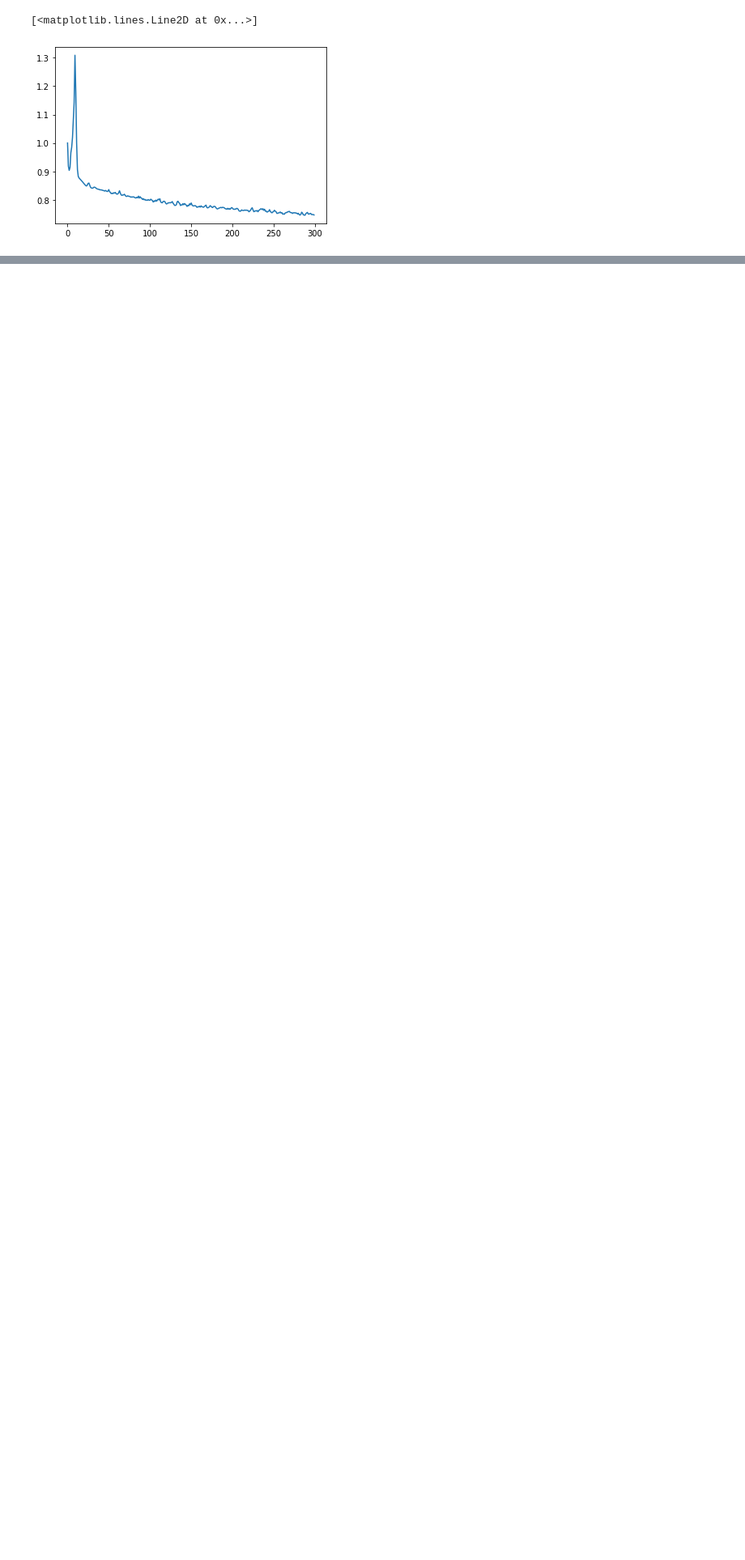
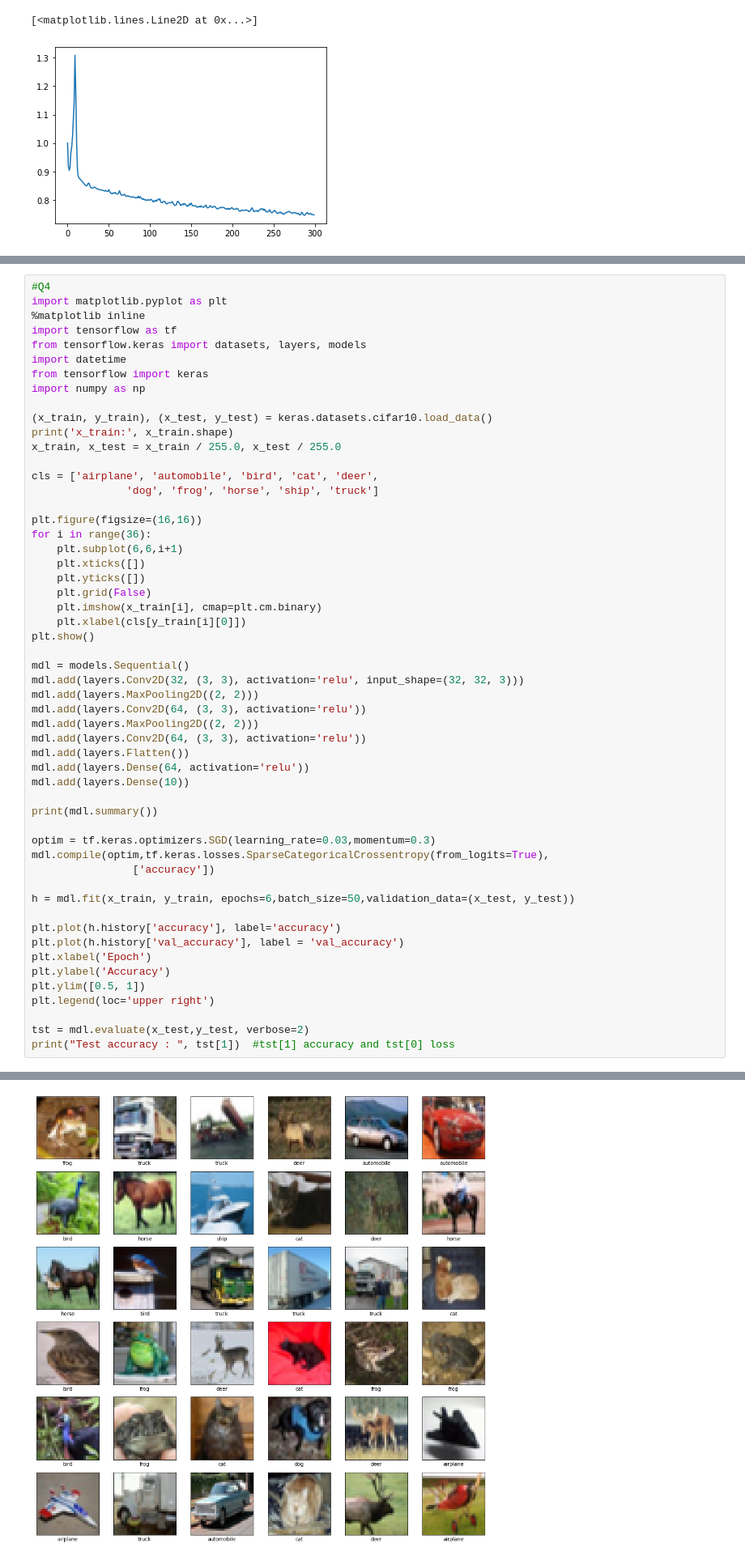
Before and after one commit to jeyatharani/assign, a Jupyter notebook: Assignment_04.ipynb, the cells around one changed output, grey strips where cells are left out. Shown at 81% size. Saved outputs shown, nothing was run; the diff lists cells and outputs as text; blank space fills up the shorter version.

```diff
--- a/Assignment_04.ipynb
+++ b/Assignment_04.ipynb
@@ -352,3 +355,58 @@ accuracy(test) =  0.4645
 accuracy(train) =  0.66162
 [<matplotlib.lines.Line2D at 0x...>]
 [figure]
+# %%
+#Q4
+import matplotlib.pyplot as plt
+%matplotlib inline
+import tensorflow as tf
+from tensorflow.keras import datasets, layers, models
+import datetime
+from tensorflow import keras
+import numpy as np
+
+(x_train, y_train), (x_test, y_test) = keras.datasets.cifar10.load_data()
+print('x_train:', x_train.shape)
+x_train, x_test = x_train / 255.0, x_test / 255.0
+
+cls = ['airplane', 'automobile', 'bird', 'cat', 'deer',
+               'dog', 'frog', 'horse', 'ship', 'truck']
+
+plt.figure(figsize=(16,16))
+for i in range(36):
+    plt.subplot(6,6,i+1)
+    plt.xticks([])
+    plt.yticks([])
+    plt.grid(False)
+    plt.imshow(x_train[i], cmap=plt.cm.binary)
+    plt.xlabel(cls[y_train[i][0]])
+plt.show()
+
+mdl = models.Sequential()
+mdl.add(layers.Conv2D(32, (3, 3), activation='relu', input_shape=(32, 32, 3)))
+mdl.add(layers.MaxPooling2D((2, 2)))
+mdl.add(layers.Conv2D(64, (3, 3), activation='relu'))
+mdl.add(layers.MaxPooling2D((2, 2)))
+mdl.add(layers.Conv2D(64, (3, 3), activation='relu'))
+mdl.add(layers.Flatten())
+mdl.add(layers.Dense(64, activation='relu'))
+mdl.add(layers.Dense(10))
+
+print(mdl.summary())
+
+optim = tf.keras.optimizers.SGD(learning_rate=0.03,momentum=0.3)
+mdl.compile(optim,tf.keras.losses.SparseCategoricalCrossentropy(from_logits=True),
+                ['accuracy'])
+
+h = mdl.fit(x_train, y_train, epochs=6,batch_size=50,validation_data=(x_test, y_test))
+
+plt.plot(h.history['accuracy'], label='accuracy')
+plt.plot(h.history['val_accuracy'], label = 'val_accuracy')
+plt.xlabel('Epoch')
+plt.ylabel('Accuracy')
+plt.ylim([0.5, 1])
+plt.legend(loc='upper right')
+
+tst = mdl.evaluate(x_test,y_test, verbose=2)
+print("Test accuracy : ", tst[1])  #tst[1] accuracy and tst[0] loss
+# %% [output]
@@ -354,0 +414 @@ accuracy(train) =  0.66162
+[figure, added]
```
Also changed, not shown: parts of 2 cells of this notebook.
